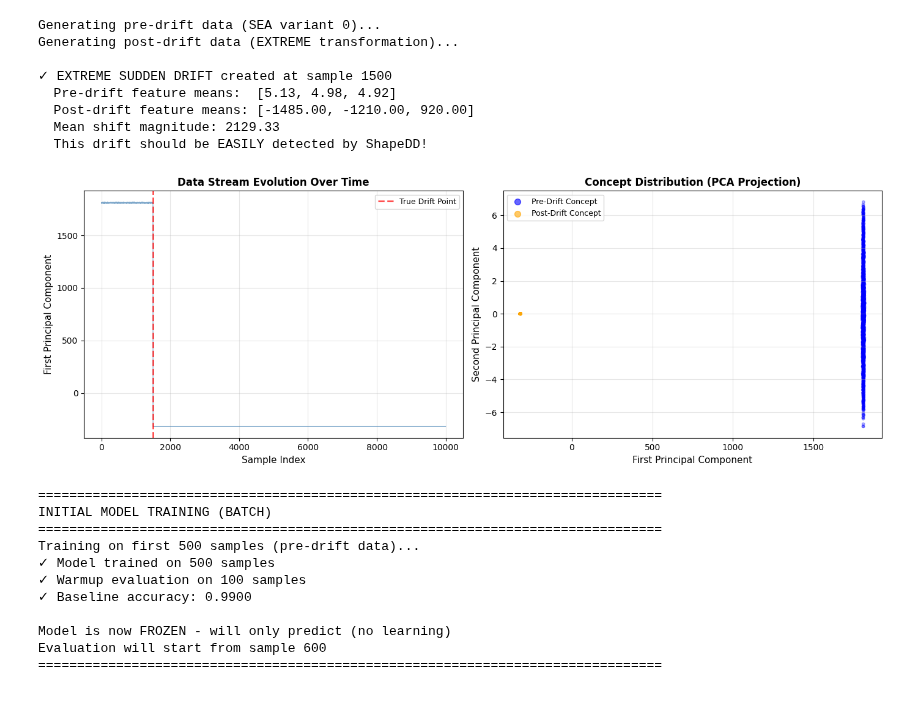
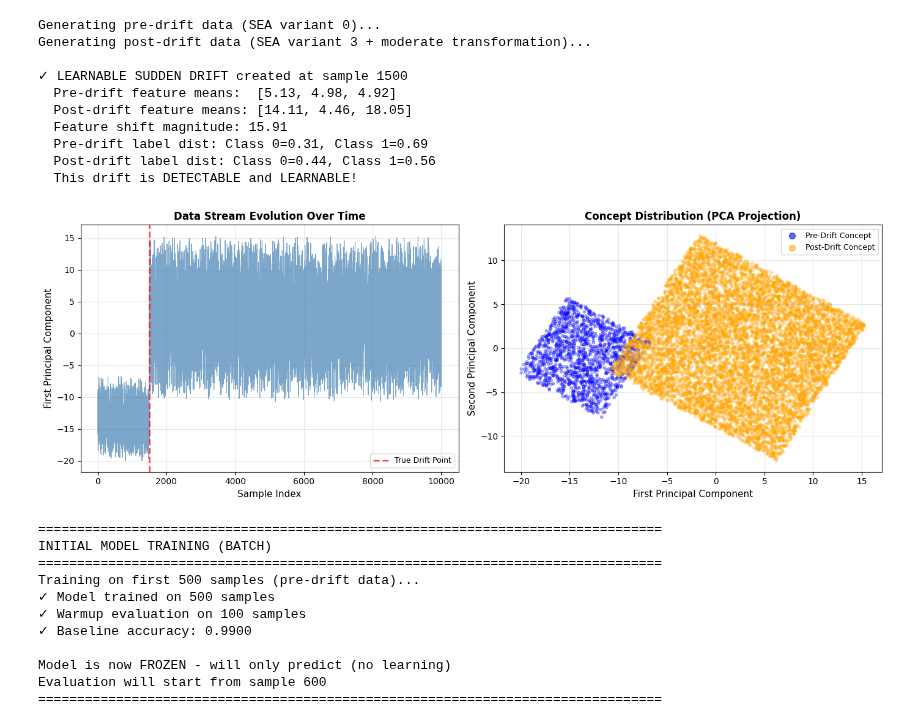
Before and after one commit to neoslusion/One-or-Two-Things-We-Know-about-Concept-Drift, a Jupyter notebook: experiments/notebooks/DriftMonitoring.ipynb, the cells around one changed output. Drawn from its saved outputs; the diff is of its cells as text; code cells hidden in the pictures.

Commit message:
Implemented the model adaption stage

```diff
--- a/experiments/notebooks/DriftMonitoring.ipynb
+++ b/experiments/notebooks/DriftMonitoring.ipynb
@@ -70,13 +70,15 @@ drift_type_config = DriftTypeConfig(
 # %%
 def generate_stream_with_sudden_drift(total_size, drift_position, seed=42):
     """
-    Generate stream with EXTREME SUDDEN DRIFT that ShapeDD WILL detect.
+    Generate stream with BALANCED SUDDEN DRIFT: Detectable AND Learnable.
 
-    Strategy for maximum feature distribution change:
-    - Pre-drift: Features in range [0, 10] (SEA generates values 0-10)
-    - Post-drift: Features MULTIPLIED by -5 and shifted → range [-50, 0]
+    Strategy:
+    - Pre-drift: SEA variant 0 (baseline concept, original scale)
+    - Post-drift: SEA variant 3 + MODERATE transformation
+    - Transformation is enough for ShapeDD to detect but mild enough to learn
+    - Labels remain consistent (no flipping)
 
-    This creates MASSIVE feature distribution shift that any detector will catch.
+    This balances detectability (for ShapeDD) with learnability (for the model).
     """
     np.random.seed(seed)
     X_list, y_list = [], []
@@ -88,20 +90,20 @@ def generate_stream_with_sudden_drift(total_size, drift_position, seed=42):
         X_list.append(list(x.values()))
         y_list.append(y)
 
-    # Segment 2: Post-drift concept (DRAMATICALLY DIFFERENT DISTRIBUTION)
-    print("Generating post-drift data (EXTREME transformation)...")
+    # Segment 2: Post-drift concept (BALANCED drift - Detectable AND Learnable)
+    print("Generating post-drift data (SEA variant 3 + moderate transformation)...")
     stream_post = synth.SEA(seed=seed + 100, variant=3)
     for i, (x, y) in enumerate(stream_post.take(total_size - drift_position)):
         x_vals = list(x.values())
-        # EXTREME transformation: multiply by -5 and add large offset
-        # This ensures completely different feature space
+        # MODERATE transformation: enough shift for detection, mild enough to learn
+        # StandardScaler will normalize these, so they remain learnable
         x_transformed = [
-            val * -5.0 + 15.0,      # Feature 0: flip and shift dramatically
-            val * -4.0 - 10.0,      # Feature 1: flip and shift opposite direction
-            val * 3.0 + 20.0        # Feature 2: scale up and shift
+            x_vals[0] * 1.8 + 5.0,    # Feature 0: moderate scale + shift
+            x_vals[1] * 1.5 - 3.0,    # Feature 1: moderate scale, opposite shift
+            x_vals[2] * 2.0 + 8.0     # Feature 2: moderate scale + larger shift
         ]
         X_list.append(x_transformed)
-        y_list.append(1 - y)  # Also flip labels
+        y_list.append(y)  # Keep labels consistent (no flip)
 
     X = np.array(X_list)
     y = np.array(y_list)
@@ -110,11 +112,17 @@ def generate_stream_with_sudden_drift(total_size, drift_position, seed=42):
     pre_mean = np.mean(X[:drift_position], axis=0)
     post_mean = np.mean(X[drift_position:], axis=0)
 
-    print(f"\n✓ EXTREME SUDDEN DRIFT created at sample {drift_position}")
+    # Calculate label distribution change
+    pre_labels = y[:drift_position]
+    post_labels = y[drift_position:]
+
+    print(f"\n✓ LEARNABLE SUDDEN DRIFT created at sample {drift_position}")
     print(f"  Pre-drift feature means:  [{pre_mean[0]:.2f}, {pre_mean[1]:.2f}, {pre_mean[2]:.2f}]")
     print(f"  Post-drift feature means: [{post_mean[0]:.2f}, {post_mean[1]:.2f}, {post_mean[2]:.2f}]")
-    print(f"  Mean shift magnitude: {np.linalg.norm(post_mean - pre_mean):.2f}")
-    print(f"  This drift should be EASILY detected by ShapeDD!")
+    print(f"  Feature shift magnitude: {np.linalg.norm(post_mean - pre_mean):.2f}")
+    print(f"  Pre-drift label dist: Class 0={np.sum(pre_labels==0)/len(pre_labels):.2f}, Class 1={np.sum(pre_labels==1)/len(pre_labels):.2f}")
+    print(f"  Post-drift label dist: Class 0={np.sum(post_labels==0)/len(post_labels):.2f}, Class 1={np.sum(post_labels==1)/len(post_labels):.2f}")
+    print(f"  This drift is DETECTABLE and LEARNABLE!")
 
     return X, y, drift_position
 
@@ -132,39 +140,41 @@ X_pca = pca.fit_transform(X_stream)
 fig, (ax1, ax2) = plt.subplots(1, 2, figsize=(14, 5))
 
 # Plot 1: Time series view (1st principal component)
 ax1.plot(X_pca[:, 0], linewidth=0.8, alpha=0.7, color='steelblue')
 ax1.axvline(true_drift_point, color='red', linestyle='--', linewidth=2,
             label='True Drift Point', alpha=0.7)
 ax1.set_xlabel('Sample Index', fontsize=11)
 ax1.set_ylabel('First Principal Component', fontsize=11)
 ax1.set_title('Data Stream Evolution Over Time', fontsize=12, fontweight='bold')
 ax1.legend()
 ax1.grid(alpha=0.3)
 
 # Plot 2: 2D scatter view with color-coded segments
 colors = np.array(['blue' if i < true_drift_point else 'orange'
                    for i in range(len(X_stream))])
 ax2.scatter(X_pca[:, 0], X_pca[:, 1], c=colors, alpha=0.3, s=10)
 ax2.scatter([], [], c='blue', alpha=0.6, s=50, label='Pre-Drift Concept')
 ax2.scatter([], [], c='orange', alpha=0.6, s=50, label='Post-Drift Concept')
 ax2.set_xlabel('First Principal Component', fontsize=11)
 ax2.set_ylabel('Second Principal Component', fontsize=11)
 ax2.set_title('Concept Distribution (PCA Projection)', fontsize=12, fontweight='bold')
 ax2.legend()
 ax2.grid(alpha=0.3)
 
 plt.tight_layout()
 plt.show()
 # %% [output]
 Generating pre-drift data (SEA variant 0)...
-Generating post-drift data (EXTREME transformation)...
+Generating post-drift data (SEA variant 3 + moderate transformation)...
 
-✓ EXTREME SUDDEN DRIFT created at sample 1500
+✓ LEARNABLE SUDDEN DRIFT created at sample 1500
   Pre-drift feature means:  [5.13, 4.98, 4.92]
-  Post-drift feature means: [-1485.00, -1210.00, 920.00]
-  Mean shift magnitude: 2129.33
-  This drift should be EASILY detected by ShapeDD!
+  Post-drift feature means: [14.11, 4.46, 18.05]
+  Feature shift magnitude: 15.91
+  Pre-drift label dist: Class 0=0.31, Class 1=0.69
+  Post-drift label dist: Class 0=0.44, Class 1=0.56
+  This drift is DETECTABLE and LEARNABLE!
-[figure, old version]
+[figure, new version]
 # %%
 # ============================================================================
 # SECTION 4: INITIAL MODEL TRAINING (BATCH)
```
Also changed, not shown: parts of 4 cells of this notebook.
